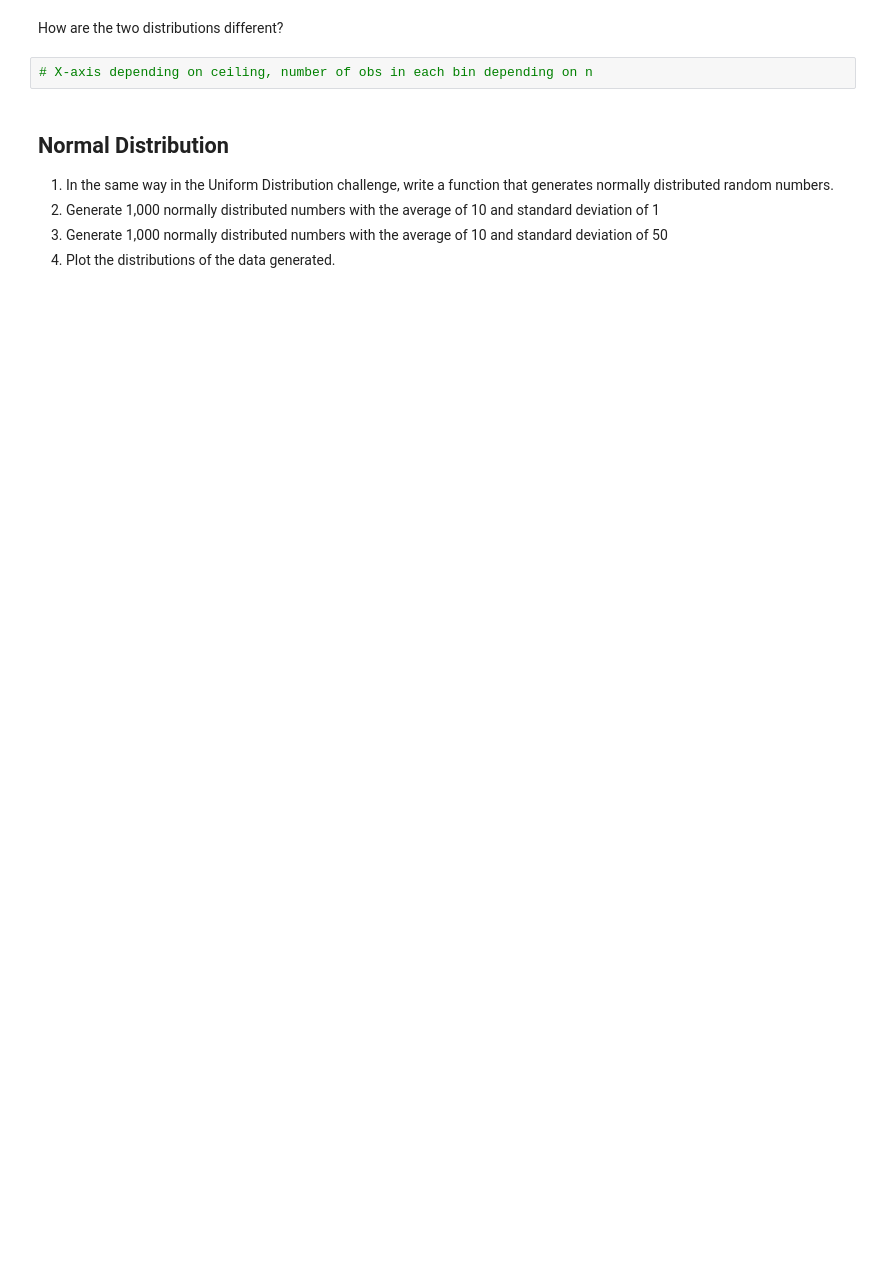
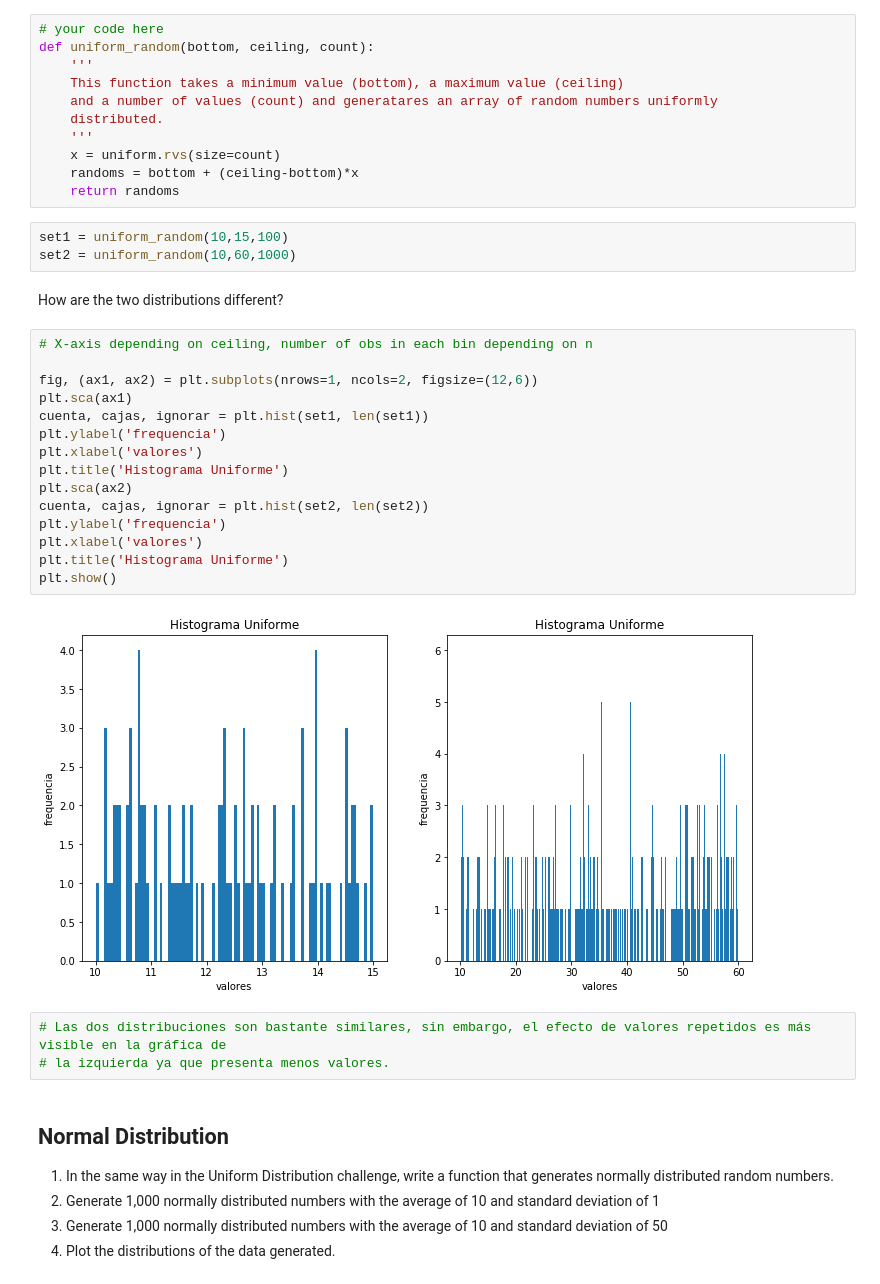
Before and after one commit to ta-datapt-bcn/lab-cont-probability-distribution, a Jupyter notebook: your_code/main.ipynb, the cells around one changed output. Drawn from its saved outputs; the diff is of its cells as text; blank space fills up the shorter version.

```diff
--- a/your_code/main.ipynb
+++ b/your_code/main.ipynb
@@ -46,7 +48,39 @@ print(randoms)
+# %%
+# your code here
+def uniform_random(bottom, ceiling, count):
+    '''
+    This function takes a minimum value (bottom), a maximum value (ceiling)
+    and a number of values (count) and generatares an array of random numbers uniformly
+    distributed.
+    '''
+    x = uniform.rvs(size=count)
+    randoms = bottom + (ceiling-bottom)*x
+    return randoms
+# %%
+set1 = uniform_random(10,15,100)
+set2 = uniform_random(10,60,1000)
 # %% [markdown]
 How are the two distributions different?
-# %%
-# X-axis depending on ceiling, number of obs in each bin depending on n
+# %%
+# X-axis depending on ceiling, number of obs in each bin depending on n
+
+fig, (ax1, ax2) = plt.subplots(nrows=1, ncols=2, figsize=(12,6))
+plt.sca(ax1)
+cuenta, cajas, ignorar = plt.hist(set1, len(set1))
+plt.ylabel('frequencia')
+plt.xlabel('valores')
+plt.title('Histograma Uniforme')
+plt.sca(ax2)
+cuenta, cajas, ignorar = plt.hist(set2, len(set2))
+plt.ylabel('frequencia')
+plt.xlabel('valores')
+plt.title('Histograma Uniforme')
+plt.show()
+# %% [output]
+[figure, added]
+# %%
+# Las dos distribuciones son bastante similares, sin embargo, el efecto de valores repetidos es más visible en la gráfica de
+# la izquierda ya que presenta menos valores.
 # %% [markdown]
 ## Normal Distribution
 
```
Also changed, not shown: parts of 21 cells of this notebook, 1 other file.
